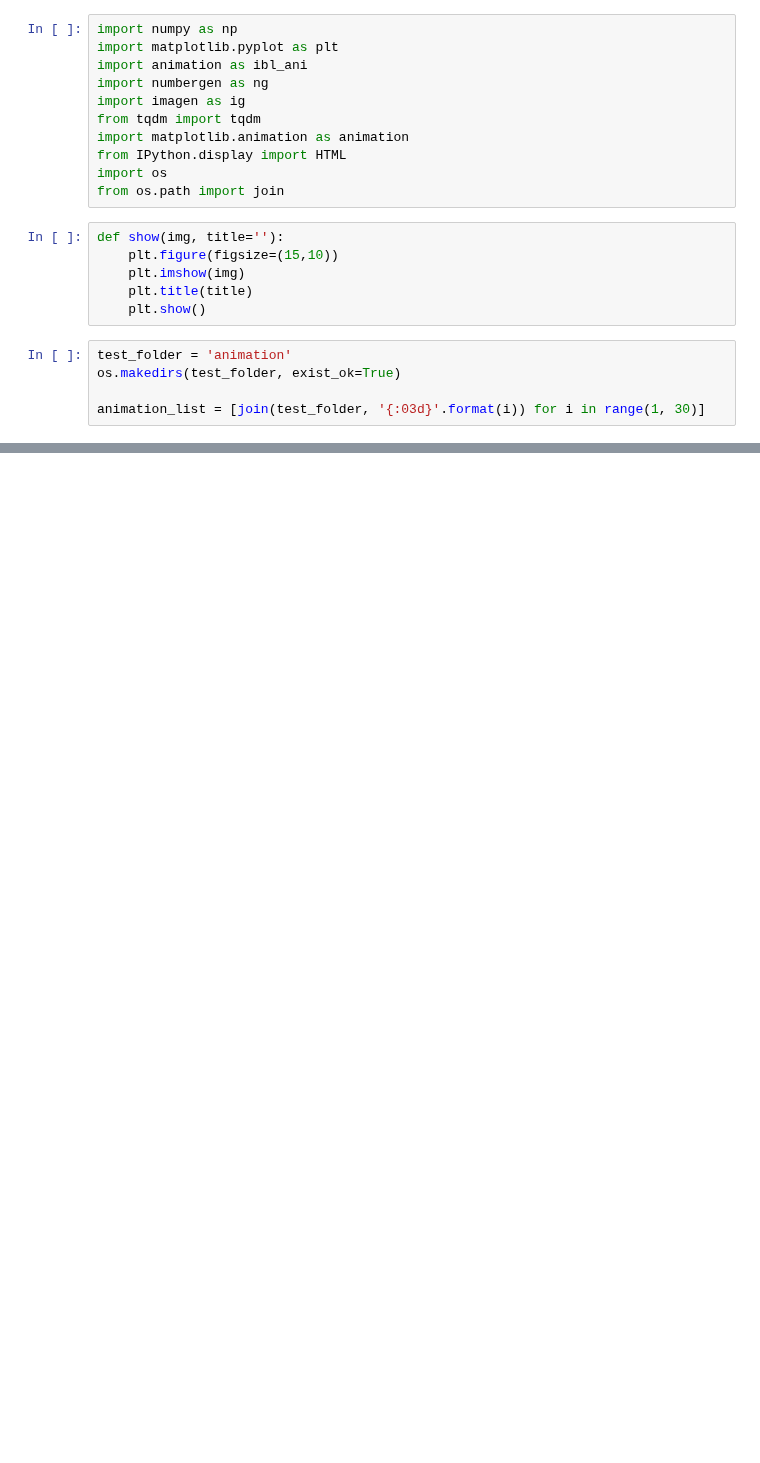
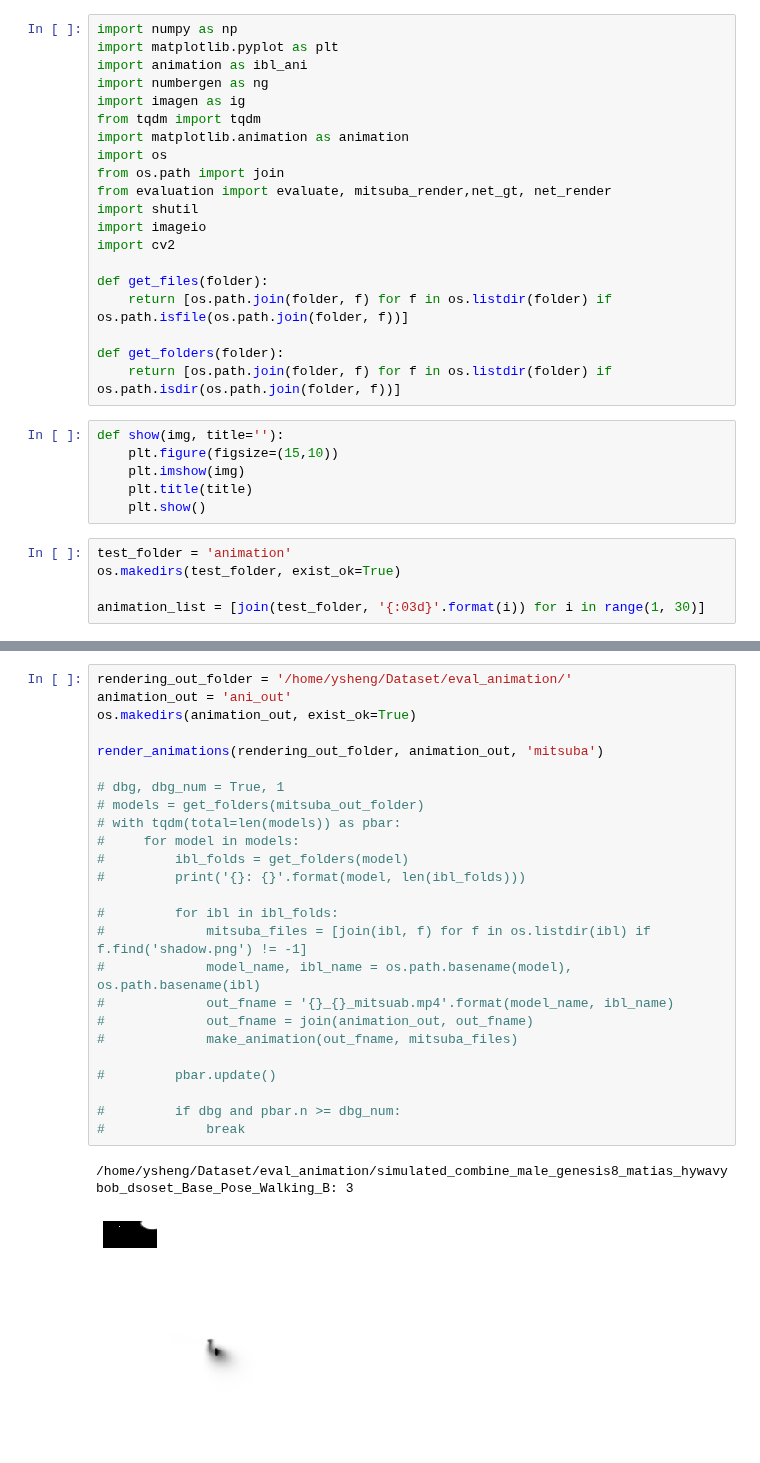
Before and after one commit to ShengCN/soft_shadow, a Jupyter notebook: evaluation/animation.ipynb, the cells around one changed output, grey strips where cells are left out. Drawn from its saved outputs; the diff is of its cells as text; blank space fills up the shorter version.

```diff
--- a/evaluation/animation.ipynb
+++ b/evaluation/animation.ipynb
@@ -13,9 +13,18 @@ import numbergen as ng
 import imagen as ig
 from tqdm import tqdm
 import matplotlib.animation as animation
-from IPython.display import HTML
 import os
 from os.path import join
+from evaluation import evaluate, mitsuba_render,net_gt, net_render
+import shutil
+import imageio
+import cv2
+
+def get_files(folder):
+    return [os.path.join(folder, f) for f in os.listdir(folder) if os.path.isfile(os.path.join(folder, f))]
+
+def get_folders(folder):
+    return [os.path.join(folder, f) for f in os.listdir(folder) if os.path.isdir(os.path.join(folder, f))]
 # %%
 def show(img, title=''):
     plt.figure(figsize=(15,10))
@@ -98,0 +214,28 @@ size:
+# %%
+rendering_out_folder = '/home/ysheng/Dataset/eval_animation/'
+animation_out = 'ani_out'
+os.makedirs(animation_out, exist_ok=True)
+
+render_animations(rendering_out_folder, animation_out, 'mitsuba')
+
+# dbg, dbg_num = True, 1
+# models = get_folders(mitsuba_out_folder)
+# with tqdm(total=len(models)) as pbar:
+#     for model in models:
+#         ibl_folds = get_folders(model)
+#         print('{}: {}'.format(model, len(ibl_folds)))
+
+#         for ibl in ibl_folds:
+#             mitsuba_files = [join(ibl, f) for f in os.listdir(ibl) if f.find('shadow.png') != -1]
+#             model_name, ibl_name = os.path.basename(model), os.path.basename(ibl)
+#             out_fname = '{}_{}_mitsuab.mp4'.format(model_name, ibl_name)
+#             out_fname = join(animation_out, out_fname)
+#             make_animation(out_fname, mitsuba_files)
+
+#         pbar.update()
+
+#         if dbg and pbar.n >= dbg_num:
+#             break
+# %% [output]
+/home/ysheng/Dataset/eval_animation/simulated_combine_male_genesis8_matias_hywavybob_dsoset_Base_Pose_Walking_B: 3
+[figure, added]
```
Also changed, not shown: parts of 12 cells of this notebook, 6 other files.
